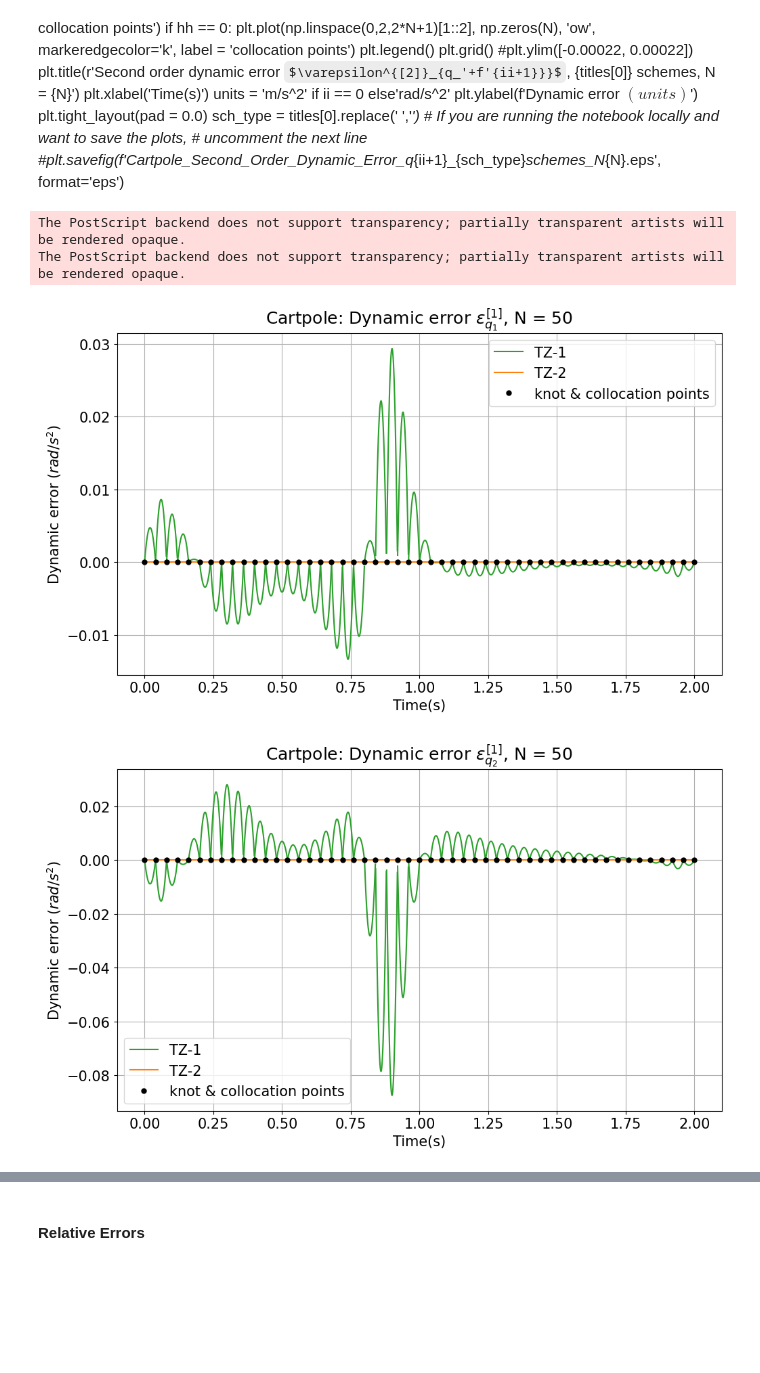
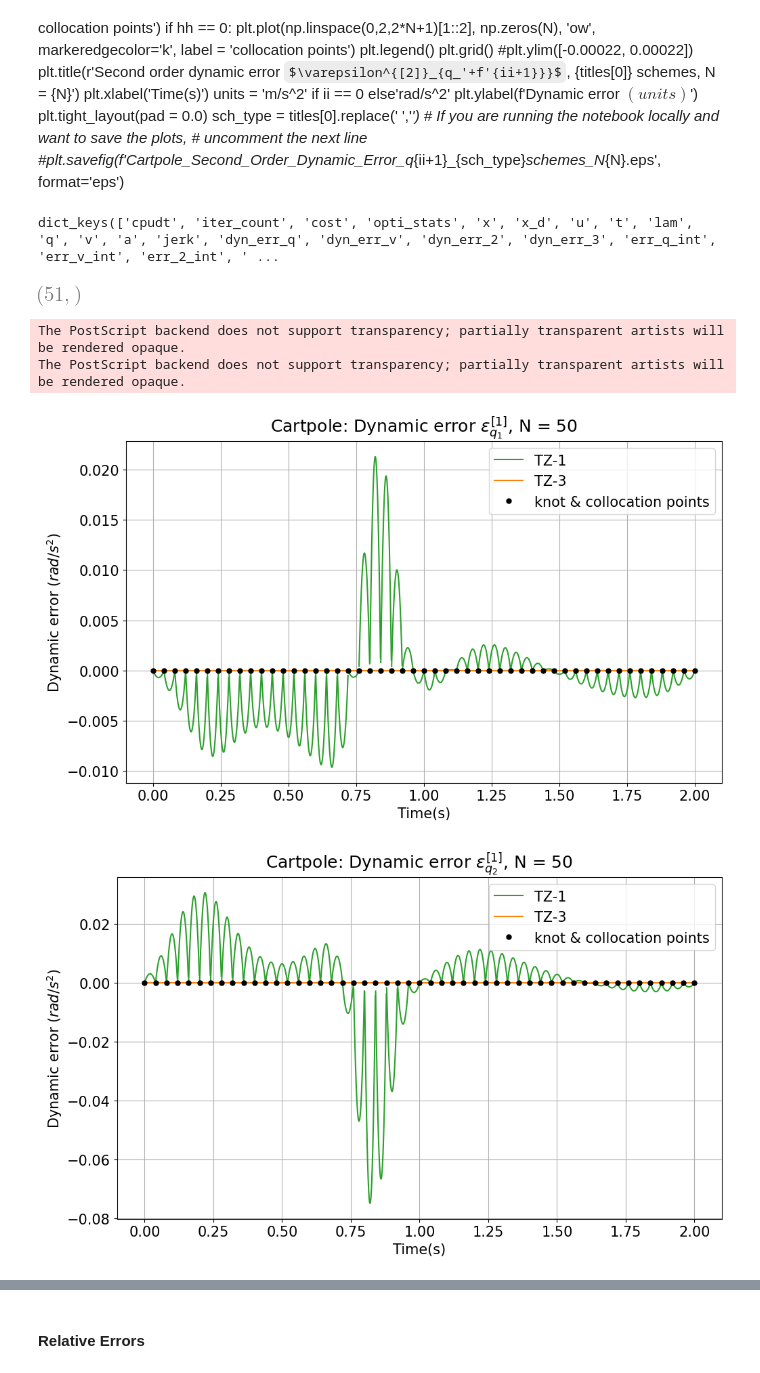
Before and after one commit to AunSiro/Cosejas_IRI, a Jupyter notebook: Casadi/Cartpole-derivated.ipynb, the cells around one changed output, grey strips where cells are left out. Cells and saved outputs as stored; diff of their text form; code cells hidden in the pictures; some formulas as TeX source; blank space fills up the shorter version.

```diff
--- a/Casadi/Cartpole-derivated.ipynb
+++ b/Casadi/Cartpole-derivated.ipynb
@@ -308,2 +310,4 @@ Function Arguments:
 # %%
 G_nump = reduce_F(F_nump)
+# %%
+F_nump_w = Sym2Fx(RHSx, x, None, verbose=True)
@@ -830,22 +1103,3 @@ for scheme in schemes:
     results[key]['cost'] = np.array(_c)
     results[key]['cpudt'] = np.array(_cpudt)
     results[key]['iter_count'] = np.array(_iters)
-# %%
-#titles = ['LG','LG2']#'D2', 'LGL',
-schemes =['trapz', 'trapz_mod', 'hs_parab', 'hs_mod_parab',]
-plt.figure(figsize=oct_fig_size)
-for ii in range(len(schemes)):
-    key = schemes[ii]
-    plt.plot(
-        results[key]['N_arr'],
-        results[key][f'cpudt'],
-        **scheme_kwargs(key, longlabel=False)
-    )
-plt.grid()
-plt.legend()
-#plt.yscale('log')
-plt.title('Cart-pole: Optimization time')
-plt.xlabel('Number of intervals')
-plt.ylabel('Time (s)')
-plt.tight_layout(pad = 0.0)
-#plt.savefig('2d_order/5_link_optimization_vs_interval_number.pdf', format='pdf')
@@ -1083,5 +1126,5 @@ def dynamic_error(
 # %%
-schemes = ['hs_parab', 'hs_mod_parab', 'trapz', 'trapz_mod']
+#schemes = ['hs_parab', 'hsn_parab', 'trapz', 'trapz_n']
 n_interp = 2000
 for scheme in schemes:
     key = scheme
@@ -1100,27 +1143,34 @@ for scheme in schemes:
             results[key][N]['u'],
             2,
             params,
-            F_nump,
+            F_nump_w,
             scheme = scheme,
             u_scheme= u_scheme,
             scheme_params= sch_param,
-            n_interp = n_interp)
+            n_interp = n_interp,
+            order=3,
+            mode='q')
         dyn_err_q = dynamic_errors[0][0]
         dyn_err_v = dynamic_errors[0][1]
         dyn_err_2 = dynamic_errors[1][0]
+        dyn_err_3 = dynamic_errors[2][0]
         results[key][N]['dyn_err_q'] = dyn_err_q
         results[key][N]['dyn_err_v'] = dyn_err_v
         results[key][N]['dyn_err_2'] = dyn_err_2
+        results[key][N]['dyn_err_3'] = dyn_err_3
         t_arr = np.linspace(0,2, n_interp)
         tot_dyn_err_q = total_state_error(t_arr, dyn_err_q)
         tot_dyn_err_v = total_state_error(t_arr, dyn_err_v)
         tot_dyn_err_2 = total_state_error(t_arr, dyn_err_2)
+        tot_dyn_err_3 = total_state_error(t_arr, dyn_err_3)
         results[key][N]['err_q_int'] = dyn_err_q
         results[key][N]['err_v_int'] = dyn_err_v
         results[key][N]['err_2_int'] = dyn_err_2
+        results[key][N]['err_3_int'] = dyn_err_3
         results[key][N]['err_q'] = tot_dyn_err_q
         results[key][N]['err_v'] = tot_dyn_err_v
         results[key][N]['err_2'] = tot_dyn_err_2
+        results[key][N]['err_3'] = tot_dyn_err_3
 # %% [output]
 Problem: hs_parab
         N = 20
@@ -1153,14 +1203,14 @@ for key in results.keys():
     N_arr = results[key]['N_arr']
     err_q_acum = []
     err_v_acum = []
-    err_2_acum = []
+    err_3_acum = []
     cpudt = []
     for N in N_arr:
         err_q_acum.append(results[key][N]['err_q'])
         err_v_acum.append(results[key][N]['err_v'])
-        err_2_acum.append(results[key][N]['err_2'])
+        err_3_acum.append(results[key][N]['err_3'])
     results[key]['err_q_acum'] = np.array(err_q_acum, dtype = float)
     results[key]['err_v_acum'] = np.array(err_v_acum, dtype = float)
-    results[key]['err_2_acum'] = np.array(err_2_acum, dtype = float)
+    results[key]['err_3_acum'] = np.array(err_3_acum, dtype = float)
 # %% [output]
 Problem: hs_parab
@@ -1346,16 +1393,24 @@ for hh in range(2):
+# %%
+results[key][N].keys()
+# %% [output]
+dict_keys(['cpudt', 'iter_count', 'cost', 'opti_stats', 'x', 'x_d', 'u', 't', 'lam', 'q', 'v', 'a', 'jerk', 'dyn_err_q', 'dyn_err_v', 'dyn_err_2', 'dyn_err_3', 'err_q_int', 'err_v_int', 'err_2_int', ' ...
+# %%
+results['trapz'][50]['t'].shape
+# %% [output]
+[figure, added]
 # %%
-schemes = ['trapz', 'trapz_mod']
+schemes = ['trapz', 'trapz_n']
 N = 50
 for component in range(2):
     plot_by_segments(results, schemes, N,
         thing_to_plot = 'dyn_err_q',
         title = r'Cartpole: Dynamic error $\varepsilon^{[1]}_{q_'+f'{component+1}}}$, N = {N}',
         ylabel = 'Dynamic error $(rad/s^2)$',
         component = component)
-    plt.savefig(f'2d_order/Cartpole_First_Order_Dynamic_Error_q_{component+1}_TZ_schemes_N_{N}.eps', format='eps')
+    plt.savefig(f'2d_order/Cartpole_deriv_First_Order_Dynamic_Error_q_{component+1}_TZ_schemes_N_{N}.eps', format='eps')
 # %% [output]
 The PostScript backend does not support transparency; partially transparent artists will be rendered opaque.
 The PostScript backend does not support transparency; partially transparent artists will be rendered opaque.
-[figure, old version]
+[figure, new version]
-[figure, old version]
+[figure, new version]
 # %%
```
Also changed, not shown: parts of 60 cells of this notebook, 3 other files.
